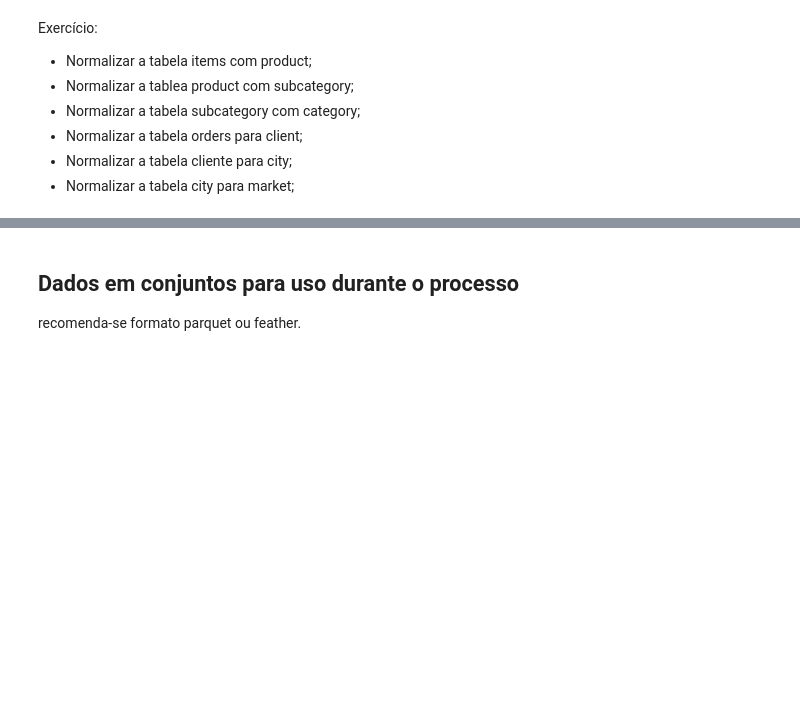
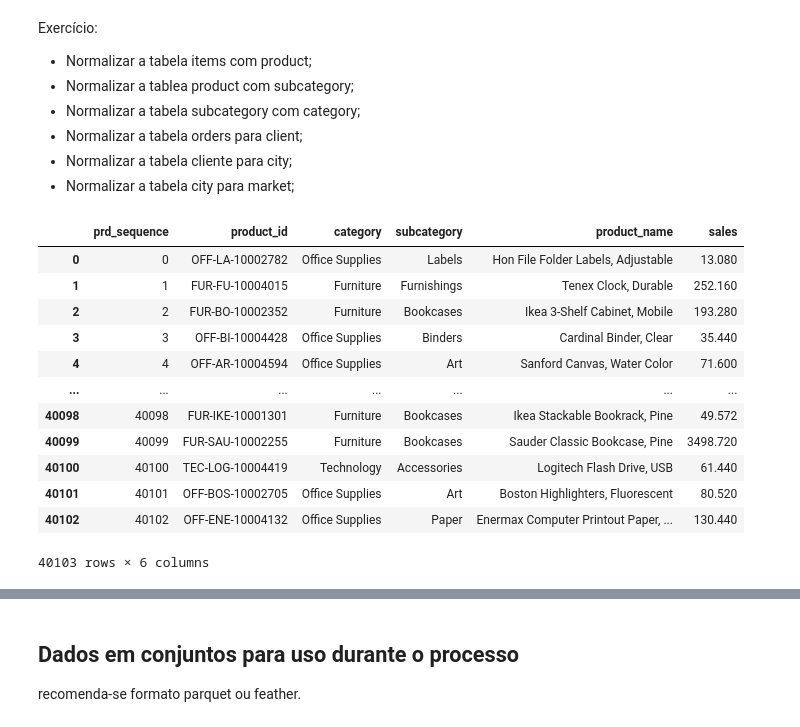
Before and after one commit to N3Knekner/pitom, a Jupyter notebook: Jovens_Talentos_Python_Aula_02_.ipynb, the cells around one changed output, grey strips where cells are left out. Cells and saved outputs as stored; diff of their text form; code cells hidden in the pictures; blank space fills up the shorter version.

```diff
--- a/Jovens_Talentos_Python_Aula_02_.ipynb
+++ b/Jovens_Talentos_Python_Aula_02_.ipynb
@@ -260,3 +248,31 @@ Exercício:
 - Normalizar a tabela orders para client;
 - Normalizar a tabela cliente para city;
 - Normalizar a tabela city para market;
+# %%
+items, produto = normalizacao(
+    items,
+    [
+        'product_id',
+        'category',
+        'subcategory',
+        'product_name',
+        'sales'
+    ],
+    'prd'
+)
+# %%
+produto
+# %% [output]
+|  | prd_sequence | product_id | category | subcategory | product_name | sales |
+| 0 | 0 | OFF-LA-10002782 | Office Supplies | Labels | Hon File Folder Labels, Adjustable | 13.080 |
+| 1 | 1 | FUR-FU-10004015 | Furniture | Furnishings | Tenex Clock, Durable | 252.160 |
+| 2 | 2 | FUR-BO-10002352 | Furniture | Bookcases | Ikea 3-Shelf Cabinet, Mobile | 193.280 |
+| 3 | 3 | OFF-BI-10004428 | Office Supplies | Binders | Cardinal Binder, Clear | 35.440 |
+| 4 | 4 | OFF-AR-10004594 | Office Supplies | Art | Sanford Canvas, Water Color | 71.600 |
+| ... | ... | ... | ... | ... | ... | ... |
+| 40098 | 40098 | FUR-IKE-10001301 | Furniture | Bookcases | Ikea Stackable Bookrack, Pine | 49.572 |
+| 40099 | 40099 | FUR-SAU-10002255 | Furniture | Bookcases | Sauder Classic Bookcase, Pine | 3498.720 |
+| 40100 | 40100 | TEC-LOG-10004419 | Technology | Accessories | Logitech Flash Drive, USB | 61.440 |
+| 40101 | 40101 | OFF-BOS-10002705 | Office Supplies | Art | Boston Highlighters, Fluorescent | 80.520 |
+| 40102 | 40102 | OFF-ENE-10004132 | Office Supplies | Paper | Enermax Computer Printout Paper, ... | 130.440 |
+40103 rows × 6 columns
```
Also changed, not shown: parts of 12 cells of this notebook, 45 other files.
